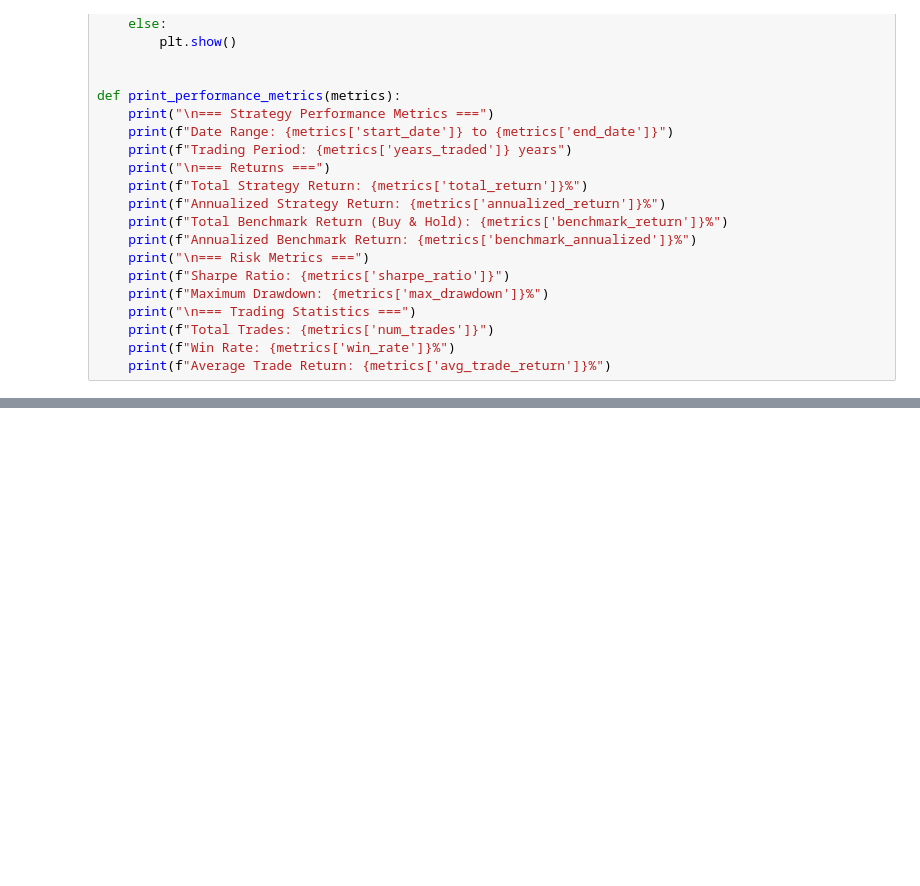
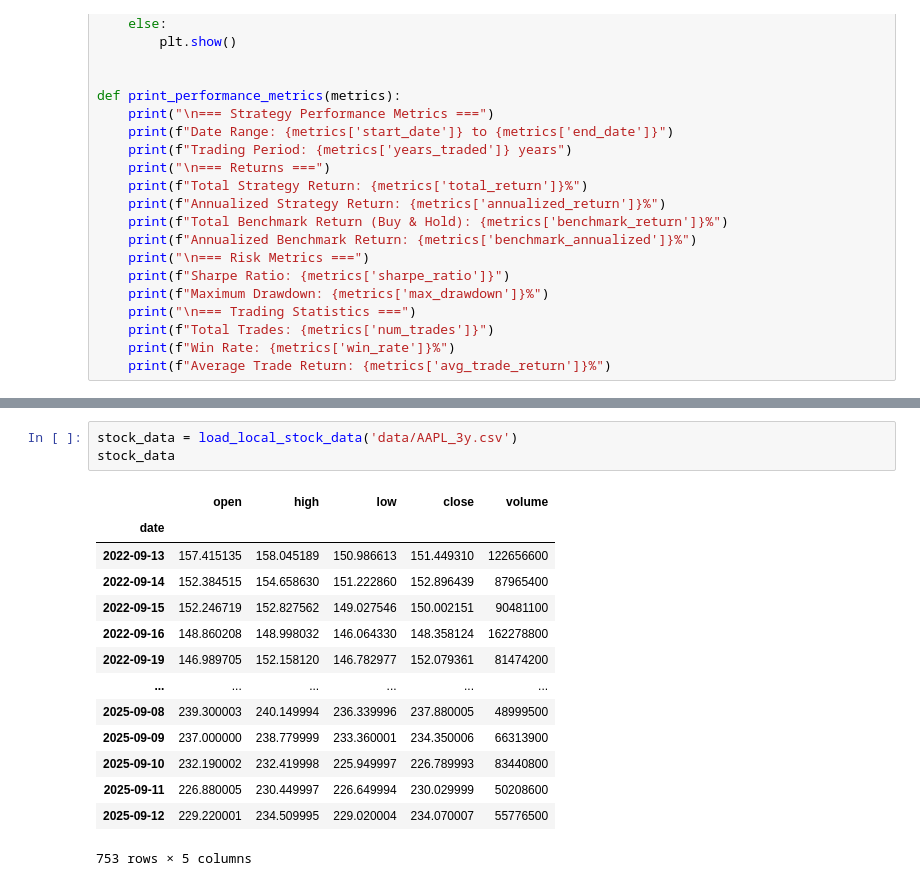
Before and after one commit to Alwyn-Tan/dma-strategy-backend, a Jupyter notebook: dma_strategy_test.ipynb, the cells around one changed output, grey strips where cells are left out. Cells and saved outputs as stored; diff of their text form; blank space fills up the shorter version.

```diff
--- a/dma_strategy_test.ipynb
+++ b/dma_strategy_test.ipynb
@@ -306 +395,19 @@ def print_performance_metrics(metrics):
+# %%
+stock_data = load_local_stock_data('data/AAPL_3y.csv')
+stock_data
+# %% [output]
+|  | open | high | low | close | volume |
+| date |  |  |  |  |  |
+| 2022-09-13 | 157.415135 | 158.045189 | 150.986613 | 151.449310 | 122656600 |
+| 2022-09-14 | 152.384515 | 154.658630 | 151.222860 | 152.896439 | 87965400 |
+| 2022-09-15 | 152.246719 | 152.827562 | 149.027546 | 150.002151 | 90481100 |
+| 2022-09-16 | 148.860208 | 148.998032 | 146.064330 | 148.358124 | 162278800 |
+| 2022-09-19 | 146.989705 | 152.158120 | 146.782977 | 152.079361 | 81474200 |
+| ... | ... | ... | ... | ... | ... |
+| 2025-09-08 | 239.300003 | 240.149994 | 236.339996 | 237.880005 | 48999500 |
+| 2025-09-09 | 237.000000 | 238.779999 | 233.360001 | 234.350006 | 66313900 |
+| 2025-09-10 | 232.190002 | 232.419998 | 225.949997 | 226.789993 | 83440800 |
+| 2025-09-11 | 226.880005 | 230.449997 | 226.649994 | 230.029999 | 50208600 |
+| 2025-09-12 | 229.220001 | 234.509995 | 229.020004 | 234.070007 | 55776500 |
+753 rows × 5 columns
 # %%
```
Also changed, not shown: parts of 6 cells of this notebook.
